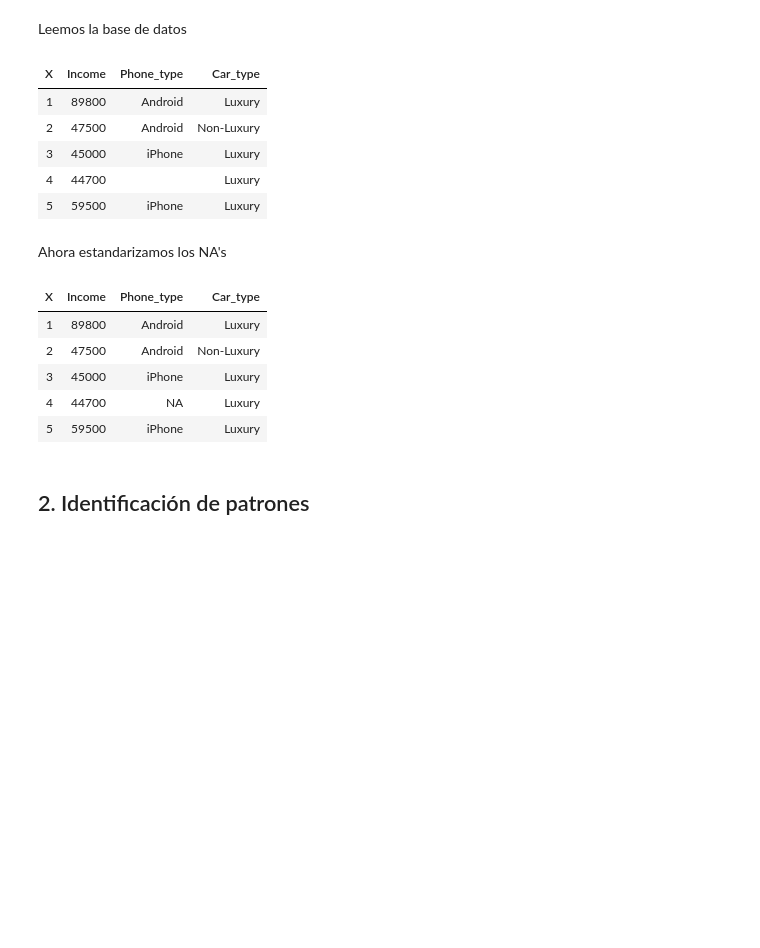
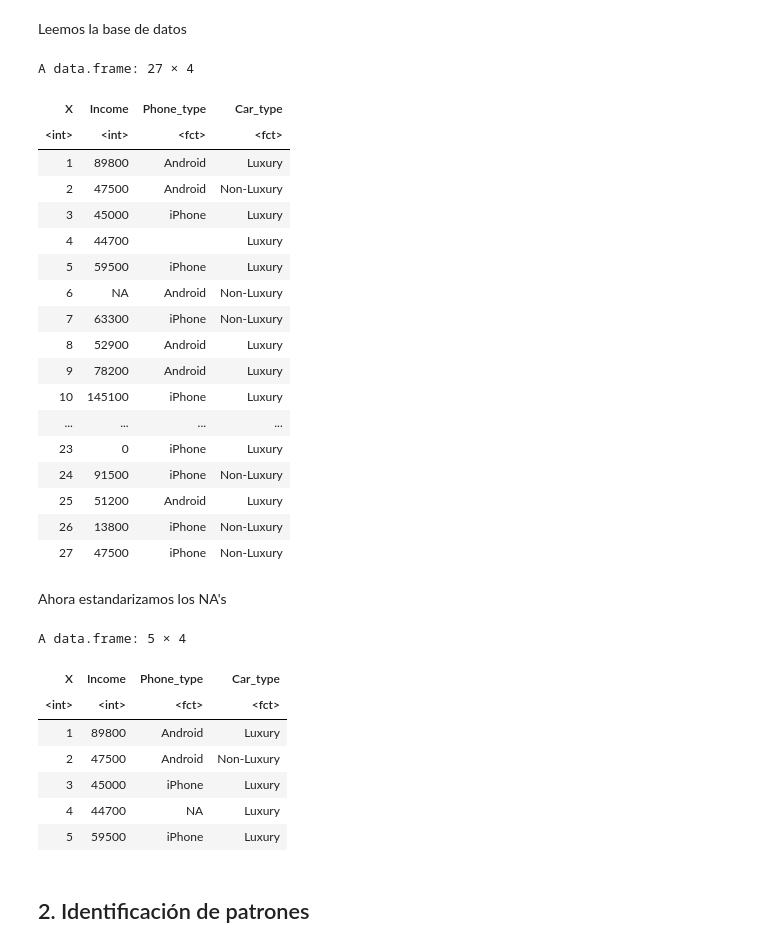
Before and after one commit to johanmarin/TtoBcoData-R, a Jupyter notebook: Sesión - 2.ipynb, the cells around one changed output. Drawn from its saved outputs; the diff is of its cells as text; code cells hidden in the pictures; blank space fills up the shorter version.

```diff
--- a/Sesión - 2.ipynb
+++ b/Sesión - 2.ipynb
@@ -28,25 +28,40 @@ require(Hmisc)
 # %% [markdown]
 Leemos la base de datos
 # %%
-data1R <- read.csv("missing-data.csv", row.names=NULL)
-head(data1R, 5)
+data <- read.csv("missing-data.csv", row.names=NULL)
+data
 # %% [output]
+A data.frame: 27 × 4
 | X | Income | Phone_type | Car_type |
+| <int> | <int> | <fct> | <fct> |
 | 1 | 89800 | Android | Luxury |
 | 2 | 47500 | Android | Non-Luxury |
 | 3 | 45000 | iPhone | Luxury |
 | 4 | 44700 |  | Luxury |
 | 5 | 59500 | iPhone | Luxury |
+| 6 | NA | Android | Non-Luxury |
+| 7 | 63300 | iPhone | Non-Luxury |
+| 8 | 52900 | Android | Luxury |
+| 9 | 78200 | Android | Luxury |
+| 10 | 145100 | iPhone | Luxury |
+| ... | ... | ... | ... |
+| 23 | 0 | iPhone | Luxury |
+| 24 | 91500 | iPhone | Non-Luxury |
+| 25 | 51200 | Android | Luxury |
+| 26 | 13800 | iPhone | Non-Luxury |
+| 27 | 47500 | iPhone | Non-Luxury |
 # %% [markdown]
 Ahora estandarizamos los NA's
 # %%
-data1R$Income[data1R$Income == 0]          <- NA
-data1R$Phone_type[data1R$Phone_type == ""] <- NA
-data1R$Car_type[data1R$Car_type == ""]     <- NA
+data$Income[data1$Income == 0]          <- NA
+data$Phone_type[data1$Phone_type == ""] <- NA
+data$Car_type[data1$Car_type == ""]     <- NA
 
-head(data1R, 5)
+head(data, 5)
 # %% [output]
+A data.frame: 5 × 4
 | X | Income | Phone_type | Car_type |
+| <int> | <int> | <fct> | <fct> |
 | 1 | 89800 | Android | Luxury |
 | 2 | 47500 | Android | Non-Luxury |
 | 3 | 45000 | iPhone | Luxury |
```
Also changed, not shown: parts of 81 cells of this notebook.
